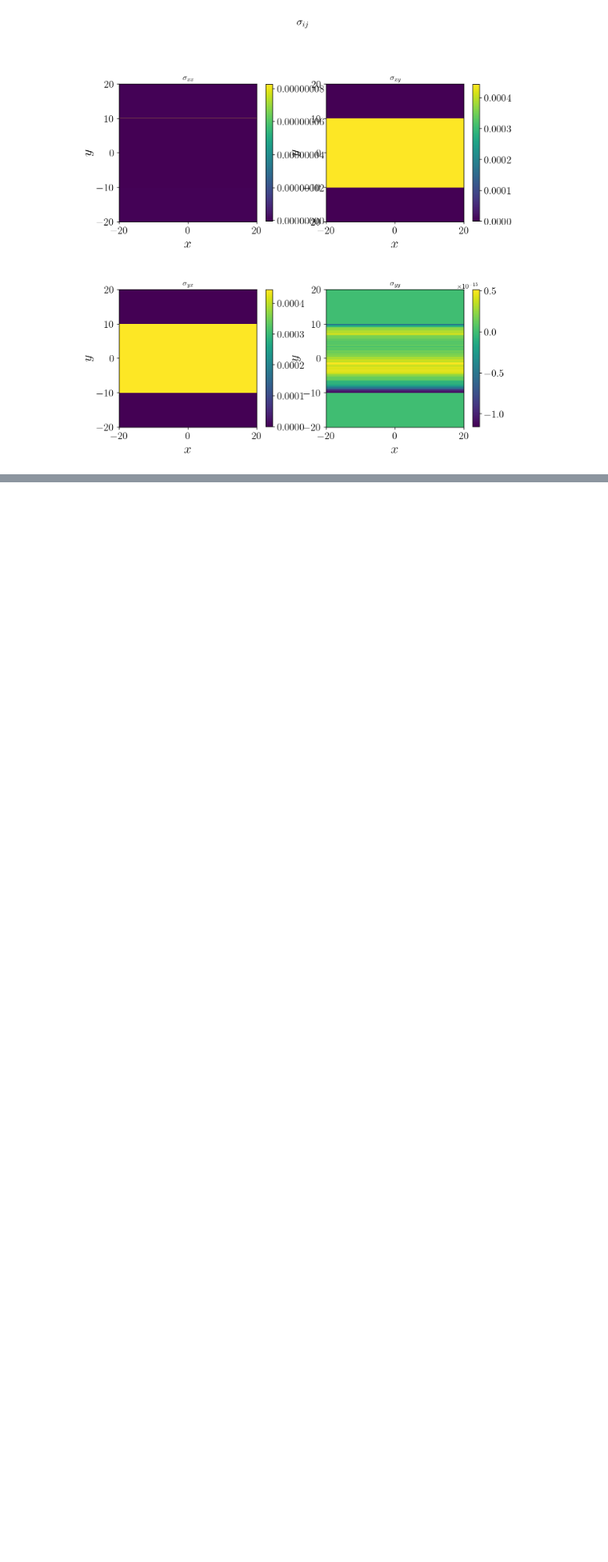
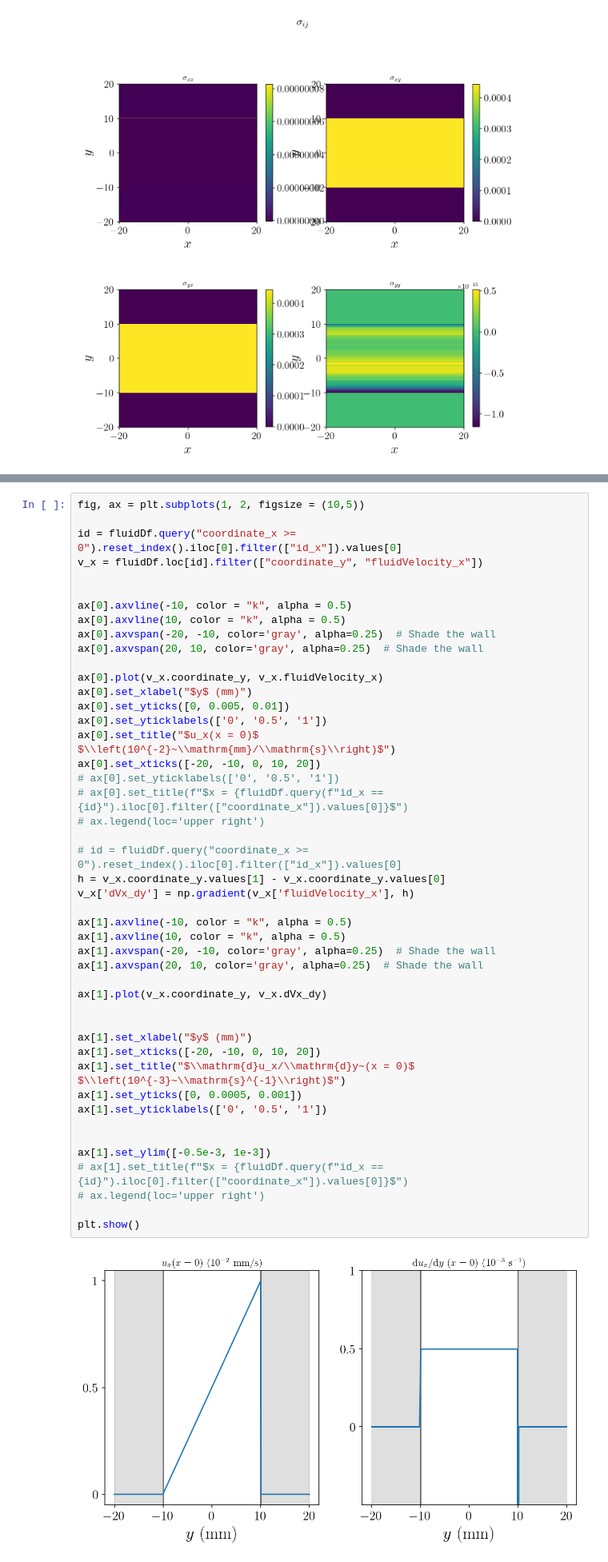
Before and after one commit to david16correa/LBM-benchmarks, a Jupyter notebook: 03 Couette/notebook/main.ipynb, the cells around one changed output, grey strips where cells are left out. Shown: that part at 80% size. Cells and saved outputs as stored; diff of their text form; blank space fills up the shorter version.

```diff
--- a/03 Couette/notebook/main.ipynb
+++ b/03 Couette/notebook/main.ipynb
@@ -240,0 +320,48 @@ plt.show()
+# %%
+fig, ax = plt.subplots(1, 2, figsize = (10,5))
+
+id = fluidDf.query("coordinate_x >= 0").reset_index().iloc[0].filter(["id_x"]).values[0]
+v_x = fluidDf.loc[id].filter(["coordinate_y", "fluidVelocity_x"])
+
+
+ax[0].axvline(-10, color = "k", alpha = 0.5)
+ax[0].axvline(10, color = "k", alpha = 0.5)
+ax[0].axvspan(-20, -10, color='gray', alpha=0.25)  # Shade the wall
+ax[0].axvspan(20, 10, color='gray', alpha=0.25)  # Shade the wall
+
+ax[0].plot(v_x.coordinate_y, v_x.fluidVelocity_x)
+ax[0].set_xlabel("$y$ (mm)")
+ax[0].set_yticks([0, 0.005, 0.01])
+ax[0].set_yticklabels(['0', '0.5', '1'])
+ax[0].set_title("$u_x(x = 0)$ $\\left(10^{-2}~\\mathrm{mm}/\\mathrm{s}\\right)$")
+ax[0].set_xticks([-20, -10, 0, 10, 20])
+# ax[0].set_yticklabels(['0', '0.5', '1'])
+# ax[0].set_title(f"$x = {fluidDf.query(f"id_x == {id}").iloc[0].filter(["coordinate_x"]).values[0]}$")
+# ax.legend(loc='upper right')
+
+# id = fluidDf.query("coordinate_x >= 0").reset_index().iloc[0].filter(["id_x"]).values[0]
+h = v_x.coordinate_y.values[1] - v_x.coordinate_y.values[0]
+v_x['dVx_dy'] = np.gradient(v_x['fluidVelocity_x'], h)
+
+ax[1].axvline(-10, color = "k", alpha = 0.5)
+ax[1].axvline(10, color = "k", alpha = 0.5)
+ax[1].axvspan(-20, -10, color='gray', alpha=0.25)  # Shade the wall
+ax[1].axvspan(20, 10, color='gray', alpha=0.25)  # Shade the wall
+
+ax[1].plot(v_x.coordinate_y, v_x.dVx_dy)
+
+
+ax[1].set_xlabel("$y$ (mm)")
+ax[1].set_xticks([-20, -10, 0, 10, 20])
+ax[1].set_title("$\\mathrm{d}u_x/\\mathrm{d}y~(x = 0)$  $\\left(10^{-3}~\\mathrm{s}^{-1}\\right)$")
+ax[1].set_yticks([0, 0.0005, 0.001])
+ax[1].set_yticklabels(['0', '0.5', '1'])
+
+
+ax[1].set_ylim([-0.5e-3, 1e-3])
+# ax[1].set_title(f"$x = {fluidDf.query(f"id_x == {id}").iloc[0].filter(["coordinate_x"]).values[0]}$")
+# ax.legend(loc='upper right')
+
+plt.show()
+# %% [output]
+[figure, added]
```
Also changed, not shown: parts of 4 cells of this notebook, 2 other files.
